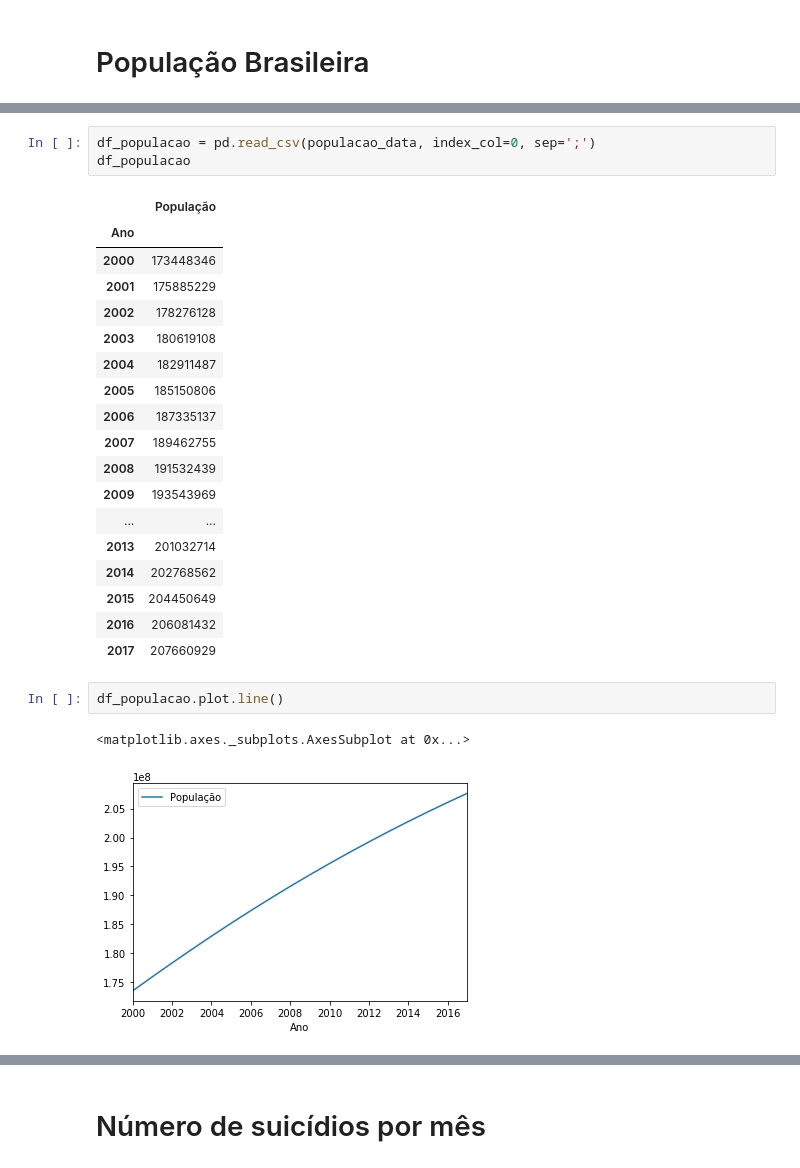
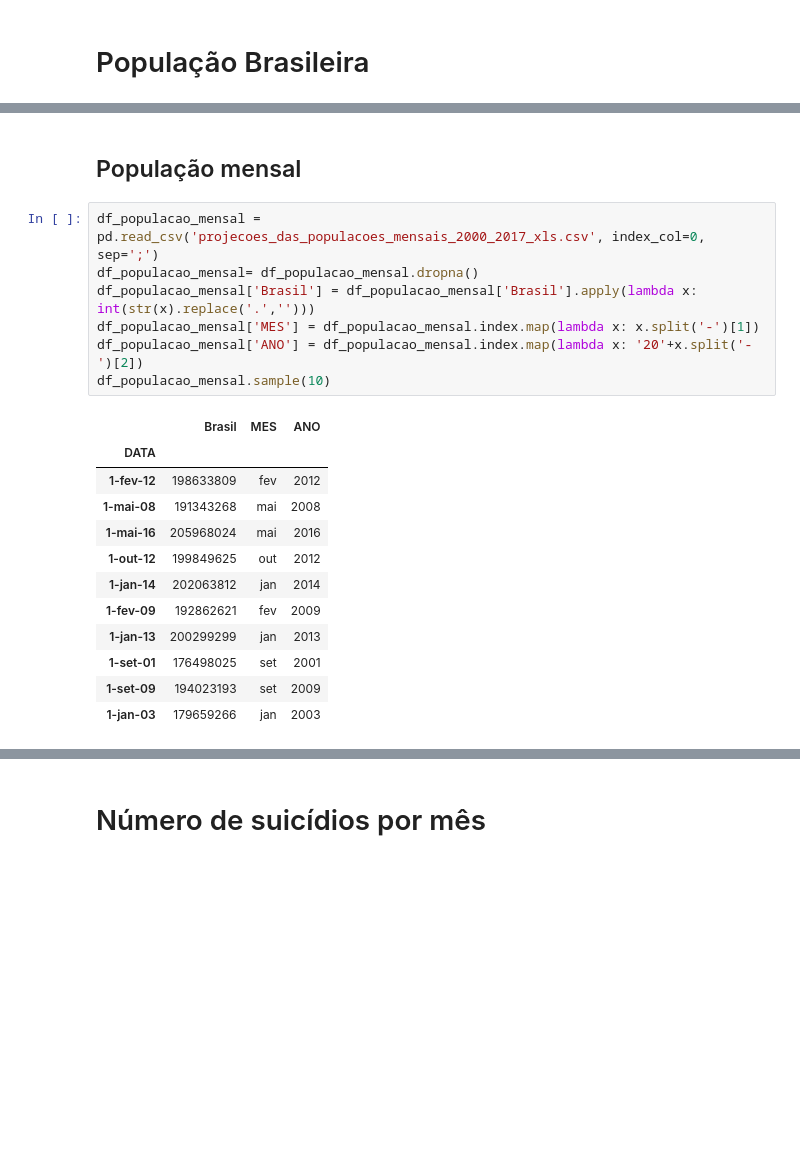
Before and after one commit to jamissonfreitas/IN1119, a Jupyter notebook: analise_mes_ano.ipynb, the cells around one changed output, grey strips where cells are left out. Saved outputs shown, nothing was run; the diff lists cells and outputs as text; blank space fills up the shorter version.

```diff
--- a/analise_mes_ano.ipynb
+++ b/analise_mes_ano.ipynb
@@ -31,27 +52,22 @@ populacao_data = StringIO("""Ano;População
-# %%
-df_populacao = pd.read_csv(populacao_data, index_col=0, sep=';')
-df_populacao
-# %% [output]
-|  | População |
-| Ano |  |
-| 2000 | 173448346 |
-| 2001 | 175885229 |
-| 2002 | 178276128 |
-| 2003 | 180619108 |
-| 2004 | 182911487 |
-| 2005 | 185150806 |
-| 2006 | 187335137 |
-| 2007 | 189462755 |
-| 2008 | 191532439 |
-| 2009 | 193543969 |
-| ... | ... |
-| 2013 | 201032714 |
-| 2014 | 202768562 |
-| 2015 | 204450649 |
-| 2016 | 206081432 |
-| 2017 | 207660929 |
-# %%
-df_populacao.plot.line()
-# %% [output]
-<matplotlib.axes._subplots.AxesSubplot at 0x...>
-[figure, removed]
+# %% [markdown]
+## População mensal
+# %%
+df_populacao_mensal = pd.read_csv('projecoes_das_populacoes_mensais_2000_2017_xls.csv', index_col=0, sep=';')
+df_populacao_mensal= df_populacao_mensal.dropna()
+df_populacao_mensal['Brasil'] = df_populacao_mensal['Brasil'].apply(lambda x: int(str(x).replace('.','')))
+df_populacao_mensal['MES'] = df_populacao_mensal.index.map(lambda x: x.split('-')[1])
+df_populacao_mensal['ANO'] = df_populacao_mensal.index.map(lambda x: '20'+x.split('-')[2])
+df_populacao_mensal.sample(10)
+# %% [output]
+|  | Brasil | MES | ANO |
+| DATA |  |  |  |
+| 1-fev-12 | 198633809 | fev | 2012 |
+| 1-mai-08 | 191343268 | mai | 2008 |
+| 1-mai-16 | 205968024 | mai | 2016 |
+| 1-out-12 | 199849625 | out | 2012 |
+| 1-jan-14 | 202063812 | jan | 2014 |
+| 1-fev-09 | 192862621 | fev | 2009 |
+| 1-jan-13 | 200299299 | jan | 2013 |
+| 1-set-01 | 176498025 | set | 2001 |
+| 1-set-09 | 194023193 | set | 2009 |
+| 1-jan-03 | 179659266 | jan | 2003 |
```
Also changed, not shown: parts of 7 cells of this notebook.
